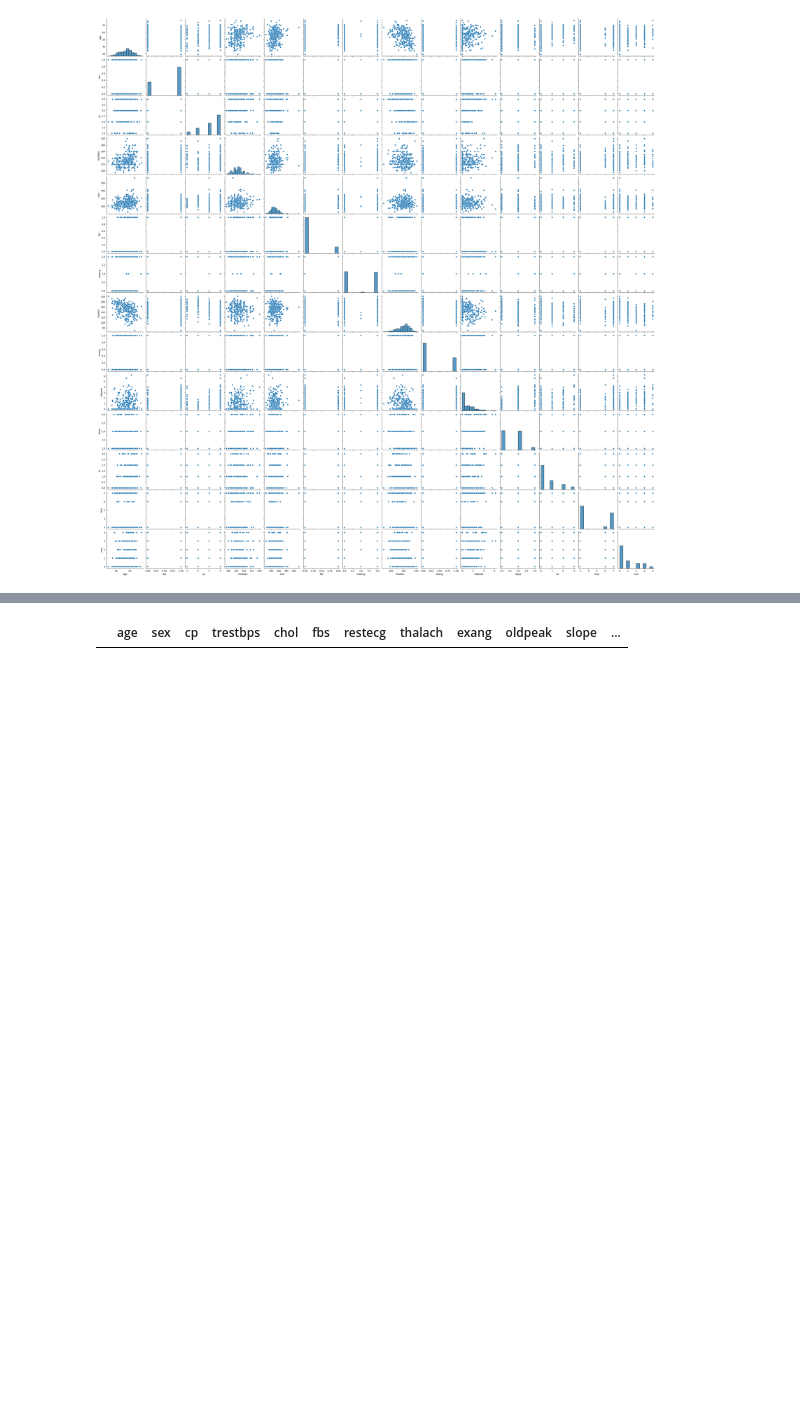
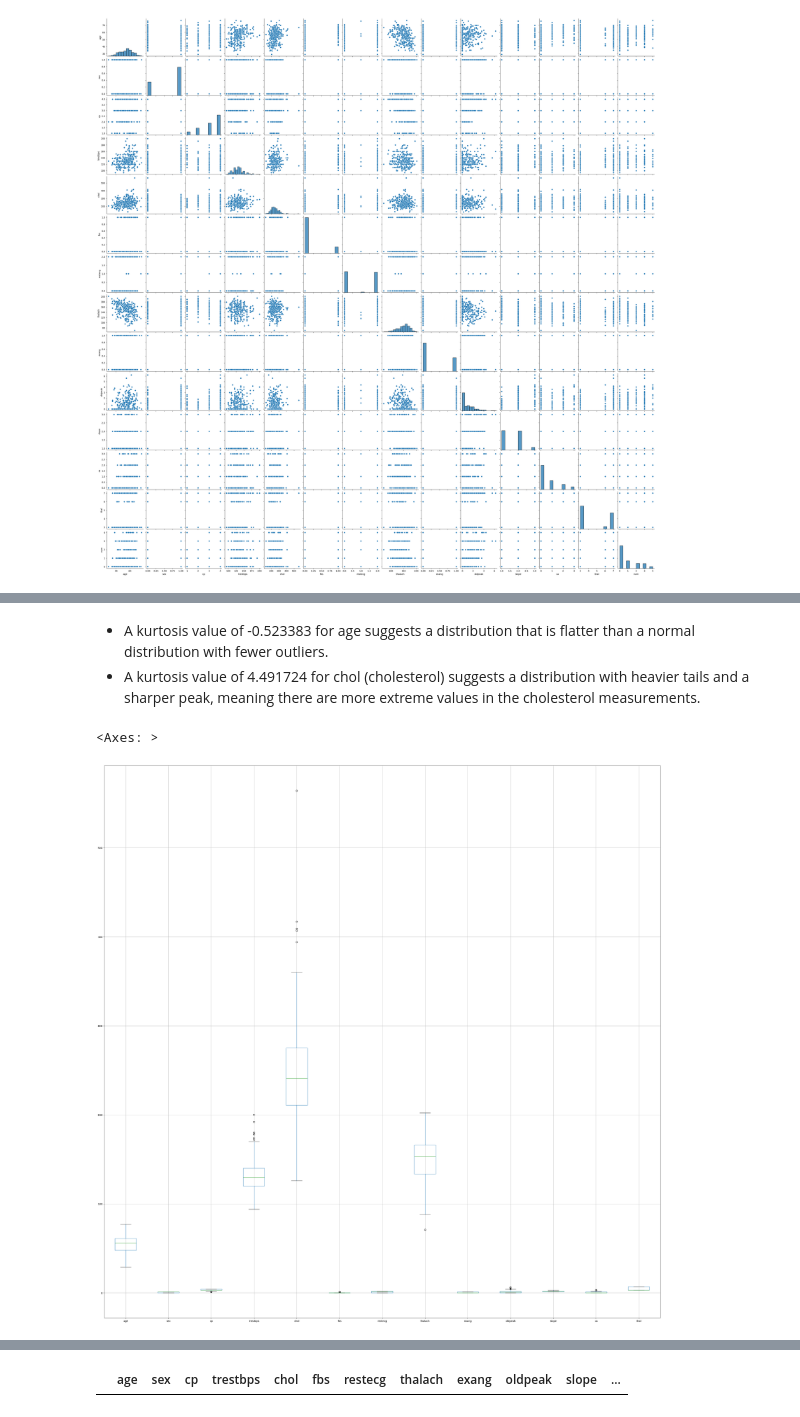
Before and after one commit to alyraafat/Machine-Learning-Applications, a Jupyter notebook: Disease Prediction from Medical Data/Heart_Disease_Prediction.ipynb, the cells around one changed output, grey strips where cells are left out. Cells and saved outputs as stored; diff of their text form; code cells hidden in the pictures; blank space fills up the shorter version.

```diff
--- a/Disease Prediction from Medical Data/Heart_Disease_Prediction.ipynb
+++ b/Disease Prediction from Medical Data/Heart_Disease_Prediction.ipynb
@@ -288,3 +341,11 @@ sns.pairplot(df)
+# %% [markdown]
+- A kurtosis value of -0.523383 for age suggests a distribution that is flatter than a normal distribution with fewer outliers.
+- A kurtosis value of 4.491724 for chol (cholesterol) suggests a distribution with heavier tails and a sharper peak, meaning there are more extreme values in the cholesterol measurements.
+# %%
+X.boxplot(figsize=(40,40))
+# %% [output]
+<Axes: >
+[figure, added]
 # %%
 null_mask = X_train.isnull().any(axis=1)
 null_rows = X_train[null_mask]
```
Also changed, not shown: parts of 51 cells of this notebook.
